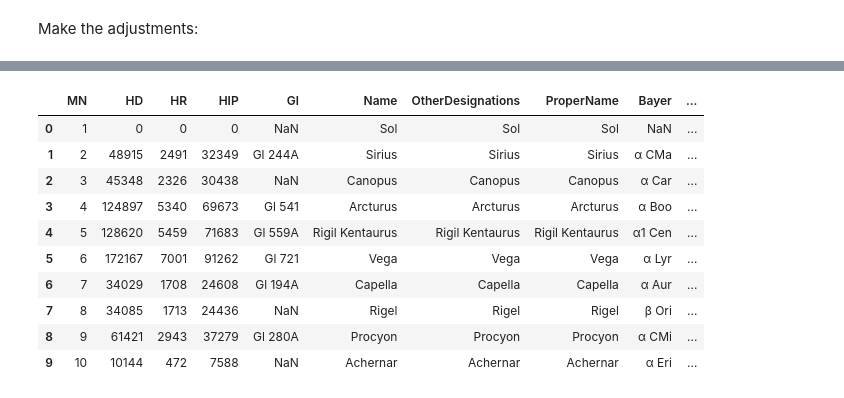
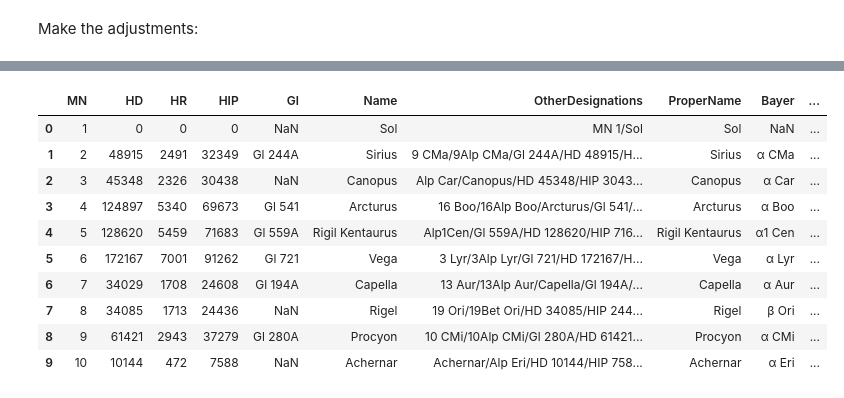
Before and after one commit to seap-udea/MontuCatalogue, a Jupyter notebook: hyg2montu.ipynb, the cells around one changed output, grey strips where cells are left out. Cells and saved outputs as stored; diff of their text form; code cells hidden in the pictures.

```diff
--- a/hyg2montu.ipynb
+++ b/hyg2montu.ipynb
@@ -79,6 +100,7 @@ def change_UTF(str):
 # Read
 hyg_cat = pd.read_csv('catalogues/hyg_v37.csv')
 hyg_cat.sort_values(by=['mag','ra'],inplace=True)
+hyg_cat = hyg_cat.iloc[:]
 
 # Drop columns
 hyg_cat.reset_index(inplace=True)
@@ -121,11 +143,40 @@ hyg_cat.loc[cond,'Bayer'] = hyg_cat.loc[cond].apply(lambda x:change_UTF(x['Bayer
 cond = (~hyg_cat.Flamsteed.isna())
 hyg_cat.loc[cond,'Flamsteed'] = hyg_cat.loc[cond].apply(lambda x:str(int(x['Flamsteed']))+' '+x['Constellation'],axis=1)
 
+# Generate Catalogue names
+# Create catalogue names
+for cat in 'HYG','MN','HIP','HD','HR':
+    cond = (hyg_cat[cat] > 0)
+    hyg_cat.loc[cond,f'{cat}_Name'] = hyg_cat.loc[cond,cat].apply(lambda x:f'{cat} '+str(x))
+
 # Name
-hyg_cat['Name'] = hyg_cat['ProperName'].fillna(hyg_cat['Bayer'])
+hyg_cat['Name'] = hyg_cat['ProperName'].fillna(
+    hyg_cat['Bayer'].fillna(
+        hyg_cat['Flamsteed'].fillna(
+            hyg_cat['HD_Name'].fillna(
+                hyg_cat['HIP_Name'].fillna(
+                    hyg_cat['Gl']
+                )
+            )
+        )
+    )
+)
 
 # Other Designations
-hyg_cat['OtherDesignations'] = hyg_cat['Name']
+hyg_cat['OtherDesignations'] = hyg_cat['Name'].fillna('')
+hyg_cat['OtherDesignations'] = hyg_cat.apply(lambda x:generate_designations(x,['HYG','MN','HIP','HD','HR']),axis=1)
+hyg_cat['OtherDesignations'] = hyg_cat.apply(
+    lambda x:merge_designations(x[f'OtherDesignations'],x[f'Bayer']),axis=1)
+hyg_cat['OtherDesignations'] = hyg_cat.apply(
+    lambda x:merge_designations(x[f'OtherDesignations'],x[f'Flamsteed']),axis=1)
+hyg_cat['OtherDesignations'] = hyg_cat.apply(
+    lambda x:merge_designations(x[f'OtherDesignations'],x[f'Gl']),axis=1)
+hyg_cat['OtherDesignations'] = hyg_cat.apply(
+    lambda x:merge_designations(x[f'OtherDesignations'],x[f'BF']),axis=1)
+
+# Fill empty physical variables
+for column in ['B-V']:
+    hyg_cat[column] = hyg_cat[column].fillna(0)
 
 # Columns
 # Output columns
@@ -136,6 +187,16 @@ columns = ['MN','HD', 'HR', 'HIP', 'Gl', 'Name', 'OtherDesignations', 'ProperNam
            'Primary','MultipleID',
            'IsMultiple','IsVariable']
 montu_cat = hyg_cat[columns]
+montu_cat.to_csv('catalogues/montu_stellar_catalogue.csv',index=False)
+
+print("Catalogue completeness:")
+cat = montu_cat
+nstars = len(cat)
+columns = cat.columns
+for col in columns:
+    ncomplete = (~(cat[col].isnull())).sum()
+    print(f"\t{col}: {ncomplete}/{nstars} ({ncomplete/nstars*100:.1f}%)")
+
 Montu.print_df(hyg_cat.head(10))
 Montu.print_df(montu_cat.head(10))
 # %% [output]
@@ -142,22 +220,22 @@ Montu.print_df(montu_cat.head(10))
 |  | HYG | id | HIP | HD | HR | Gl | BF | ProperName | RAJ2000 | DecJ2000 | ... |
 | 0 | 0 | 0 | 0 | 0 | 0 | NaN | NaN | Sol | 0.00000000000000000 | 0.00000000000000000 | ... |
 | 1 | 32263 | 32263 | 32349 | 48915 | 2491 | Gl 244A | 9Alp CMa | Sirius | 101.28721500000000333 | -16.71611599999999953 | ... |
 | 2 | 30365 | 30365 | 30438 | 45348 | 2326 | NaN | Alp Car | Canopus | 95.98792499999998995 | -52.69565999999999661 | ... |
 | 3 | 69450 | 69451 | 69673 | 124897 | 5340 | Gl 541 | 16Alp Boo | Arcturus | 213.91544999999999277 | 19.18241000000000085 | ... |
 | 4 | 71455 | 71456 | 71683 | 128620 | 5459 | Gl 559A | Alp1Cen | Rigil Kentaurus | 219.91147499999999582 | -60.83397599999999983 | ... |
 | 5 | 90978 | 90979 | 91262 | 172167 | 7001 | Gl 721 | 3Alp Lyr | Vega | 279.23460000000000036 | 38.78369200000000205 | ... |
 | 6 | 24549 | 24549 | 24608 | 34029 | 1708 | Gl 194A | 13Alp Aur | Capella | 79.17225000000000534 | 45.99799099999999896 | ... |
 | 7 | 24378 | 24378 | 24436 | 34085 | 1713 | NaN | 19Bet Ori | Rigel | 78.63446999999999321 | -8.20163999999999938 | ... |
 | 8 | 37173 | 37173 | 37279 | 61421 | 2943 | Gl 280A | 10Alp CMi | Procyon | 114.82549500000000364 | 5.22499300000000044 | ... |
 | 9 | 7574 | 7574 | 7588 | 10144 | 472 | NaN | Alp Eri | Achernar | 24.42833999999999861 | -57.23675699999999722 | ... |
 |  | MN | HD | HR | HIP | Gl | Name | OtherDesignations | ProperName | Bayer | ... |
-| 0 | 1 | 0 | 0 | 0 | NaN | Sol | Sol | Sol | NaN | ... |
-| 1 | 2 | 48915 | 2491 | 32349 | Gl 244A | Sirius | Sirius | Sirius | α CMa | ... |
-| 2 | 3 | 45348 | 2326 | 30438 | NaN | Canopus | Canopus | Canopus | α Car | ... |
-| 3 | 4 | 124897 | 5340 | 69673 | Gl 541 | Arcturus | Arcturus | Arcturus | α Boo | ... |
-| 4 | 5 | 128620 | 5459 | 71683 | Gl 559A | Rigil Kentaurus | Rigil Kentaurus | Rigil Kentaurus | α1 Cen | ... |
-| 5 | 6 | 172167 | 7001 | 91262 | Gl 721 | Vega | Vega | Vega | α Lyr | ... |
-| 6 | 7 | 34029 | 1708 | 24608 | Gl 194A | Capella | Capella | Capella | α Aur | ... |
-| 7 | 8 | 34085 | 1713 | 24436 | NaN | Rigel | Rigel | Rigel | β Ori | ... |
-| 8 | 9 | 61421 | 2943 | 37279 | Gl 280A | Procyon | Procyon | Procyon | α CMi | ... |
-| 9 | 10 | 10144 | 472 | 7588 | NaN | Achernar | Achernar | Achernar | α Eri | ... |
+| 0 | 1 | 0 | 0 | 0 | NaN | Sol | MN 1/Sol | Sol | NaN | ... |
+| 1 | 2 | 48915 | 2491 | 32349 | Gl 244A | Sirius | 9 CMa/9Alp CMa/Gl 244A/HD 48915/H... | Sirius | α CMa | ... |
+| 2 | 3 | 45348 | 2326 | 30438 | NaN | Canopus | Alp Car/Canopus/HD 45348/HIP 3043... | Canopus | α Car | ... |
+| 3 | 4 | 124897 | 5340 | 69673 | Gl 541 | Arcturus | 16 Boo/16Alp Boo/Arcturus/Gl 541/... | Arcturus | α Boo | ... |
+| 4 | 5 | 128620 | 5459 | 71683 | Gl 559A | Rigil Kentaurus | Alp1Cen/Gl 559A/HD 128620/HIP 716... | Rigil Kentaurus | α1 Cen | ... |
+| 5 | 6 | 172167 | 7001 | 91262 | Gl 721 | Vega | 3 Lyr/3Alp Lyr/Gl 721/HD 172167/H... | Vega | α Lyr | ... |
+| 6 | 7 | 34029 | 1708 | 24608 | Gl 194A | Capella | 13 Aur/13Alp Aur/Capella/Gl 194A/... | Capella | α Aur | ... |
+| 7 | 8 | 34085 | 1713 | 24436 | NaN | Rigel | 19 Ori/19Bet Ori/HD 34085/HIP 244... | Rigel | β Ori | ... |
+| 8 | 9 | 61421 | 2943 | 37279 | Gl 280A | Procyon | 10 CMi/10Alp CMi/Gl 280A/HD 61421... | Procyon | α CMi | ... |
+| 9 | 10 | 10144 | 472 | 7588 | NaN | Achernar | Achernar/Alp Eri/HD 10144/HIP 758... | Achernar | α Eri | ... |
```
Also changed, not shown: parts of 10 cells of this notebook, 1 other file.
